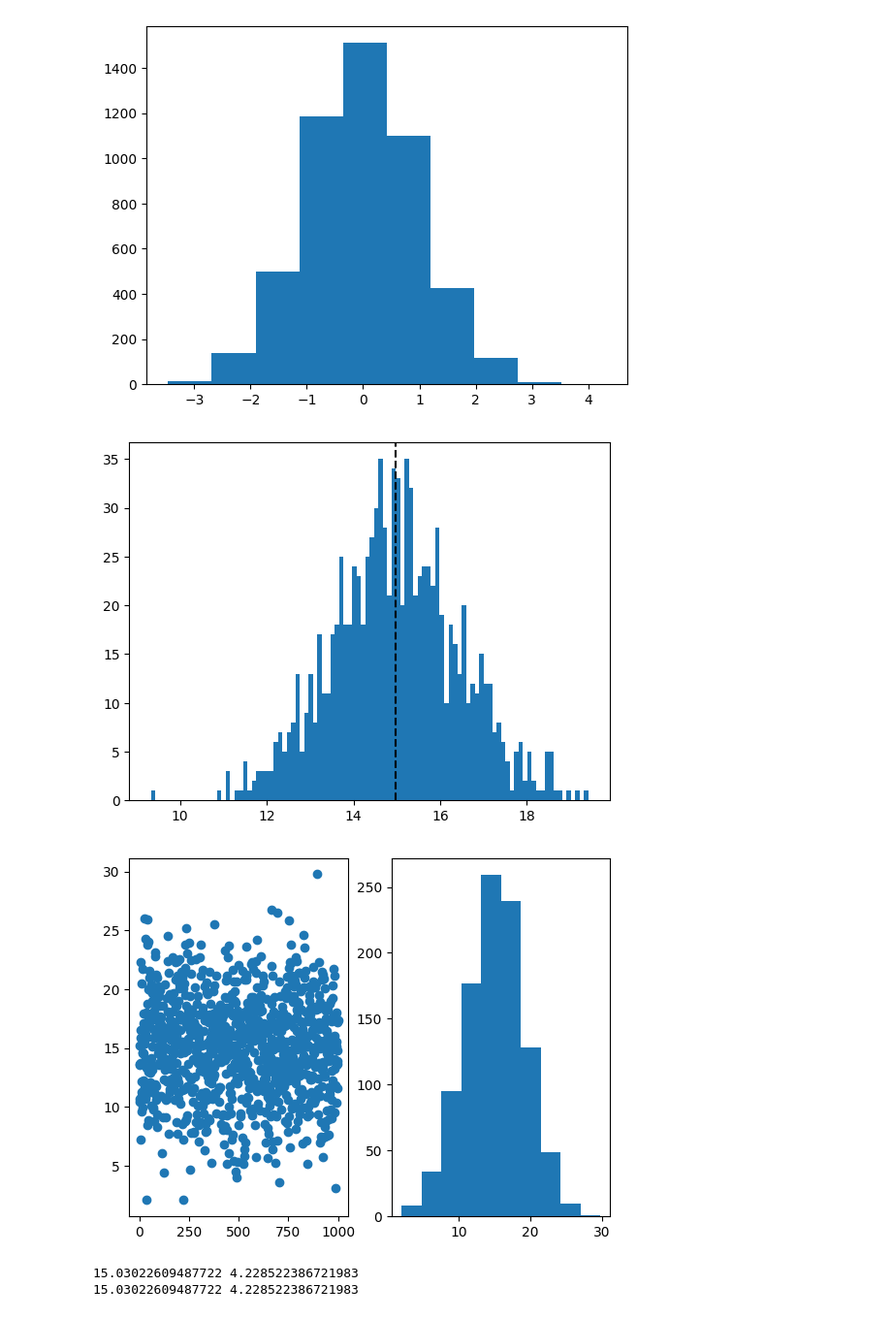
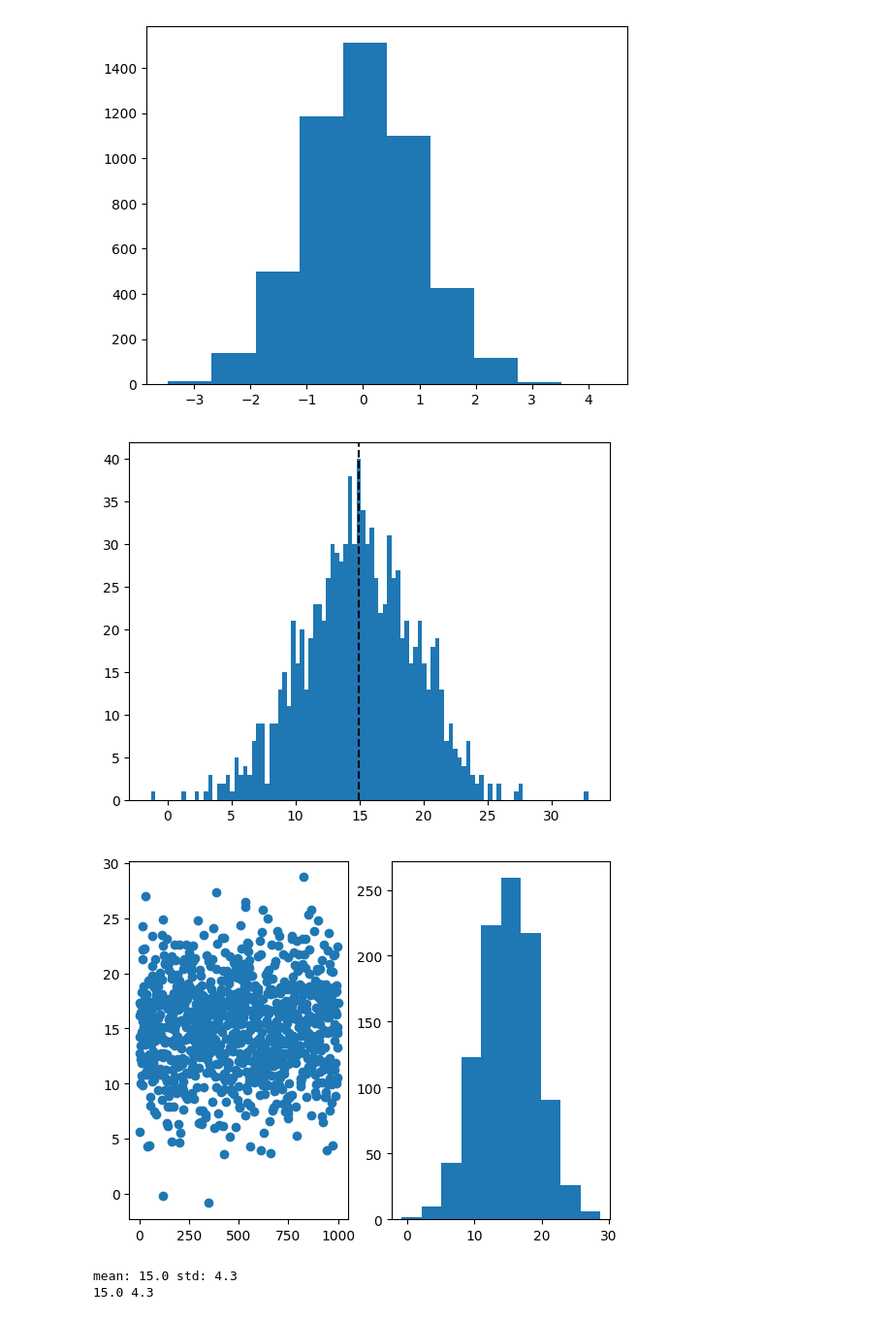
Before and after one commit to krdungca/Math-and-Python, a Jupyter notebook: Master Math via Python/08_Trigonometry/trig_1_intro to random numbers.ipynb, the cells around one changed output. Shown at 97% size. Drawn from its saved outputs; the diff is of its cells as text; code cells hidden in the pictures.

```diff
--- a/Master Math via Python/08_Trigonometry/trig_1_intro to random numbers.ipynb
+++ b/Master Math via Python/08_Trigonometry/trig_1_intro to random numbers.ipynb
@@ -65,7 +65,7 @@ plt.hist(nums)
 [figure]
 # %%
 mean = 15
-stnd_dev = 1.5
+stnd_dev = 4.3
 size = 1000
 
 values = np.random.normal(mean,stnd_dev,size)
@@ -74,25 +74,31 @@ plt.hist(values,100)
 plt.axvline(values.mean(),color='k',linestyle='dashed')
 plt.show()
 # %% [output]
-[figure, old version]
+[figure, new version]
 # %%
 desired_mean = 15
 desired_sd = 4.3
 
-nums = np.random.randn(1000)*desired_sd + desired_mean  #multiply by std, add by mean
+# nums = np.random.randn(1000)*desired_sd + desired_mean  #multiply by std, add by mean
+
+nums = np.random.randn(1000)
+nums = nums - np.mean(nums)  #subtract the generated/computed-mean, then add the desired-mean
+nums = nums/(np.std(nums))
+
+nums = nums*desired_sd + desired_mean #finalization
 
 plt.subplot(121)
 plt.plot(nums,'o')
 
 plt.subplot(122)
 plt.hist(nums)
 
 plt.show()
 
 
-print(nums.mean(), nums.std())
+print('mean:',nums.mean(),'std:', nums.std())
 print(np.mean(nums),np.std(nums))
 # %% [output]
-[figure, old version]
+[figure, new version]
-15.03022609487722 4.228522386721983
-15.03022609487722 4.228522386721983
+mean: 15.0 std: 4.3
+15.0 4.3
```
